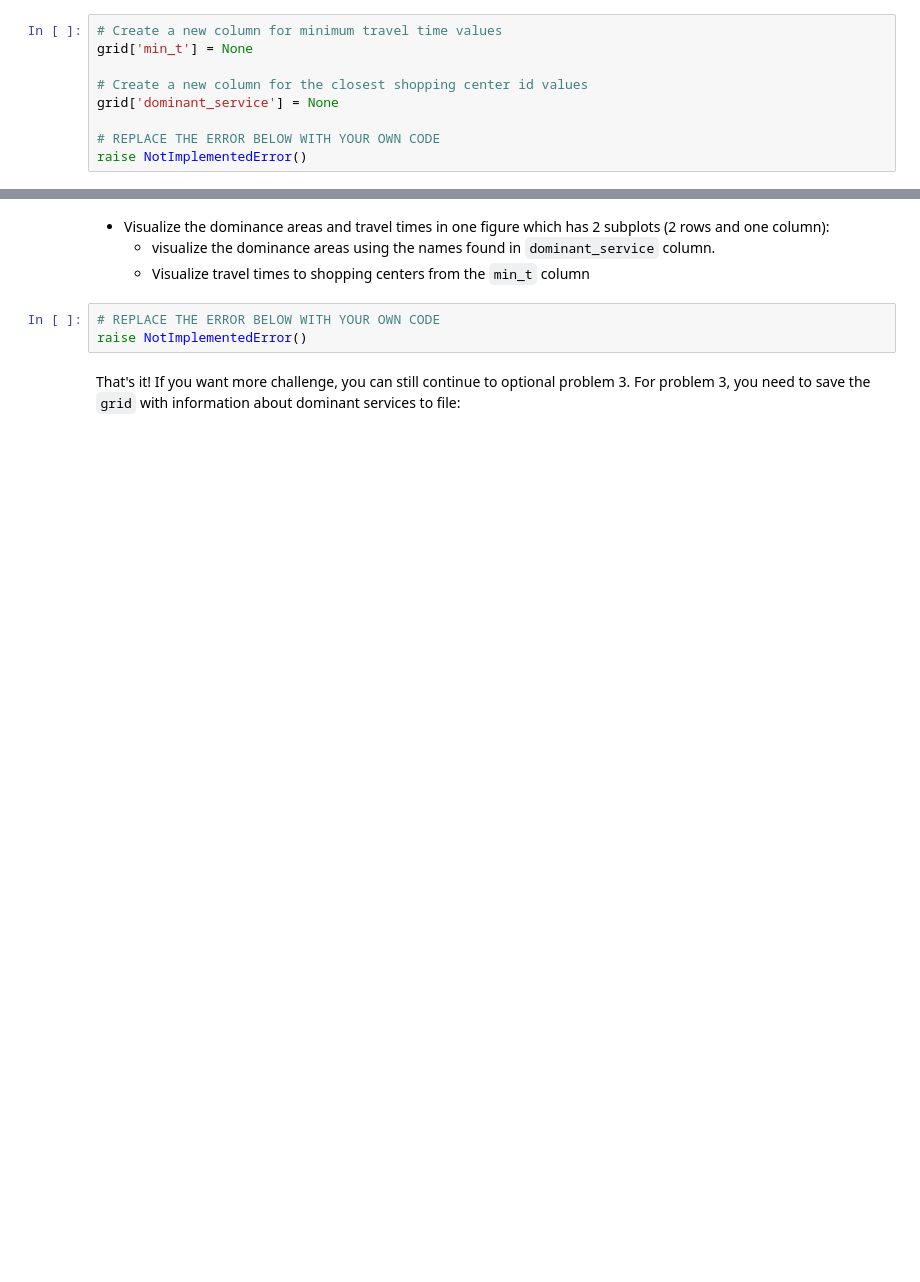
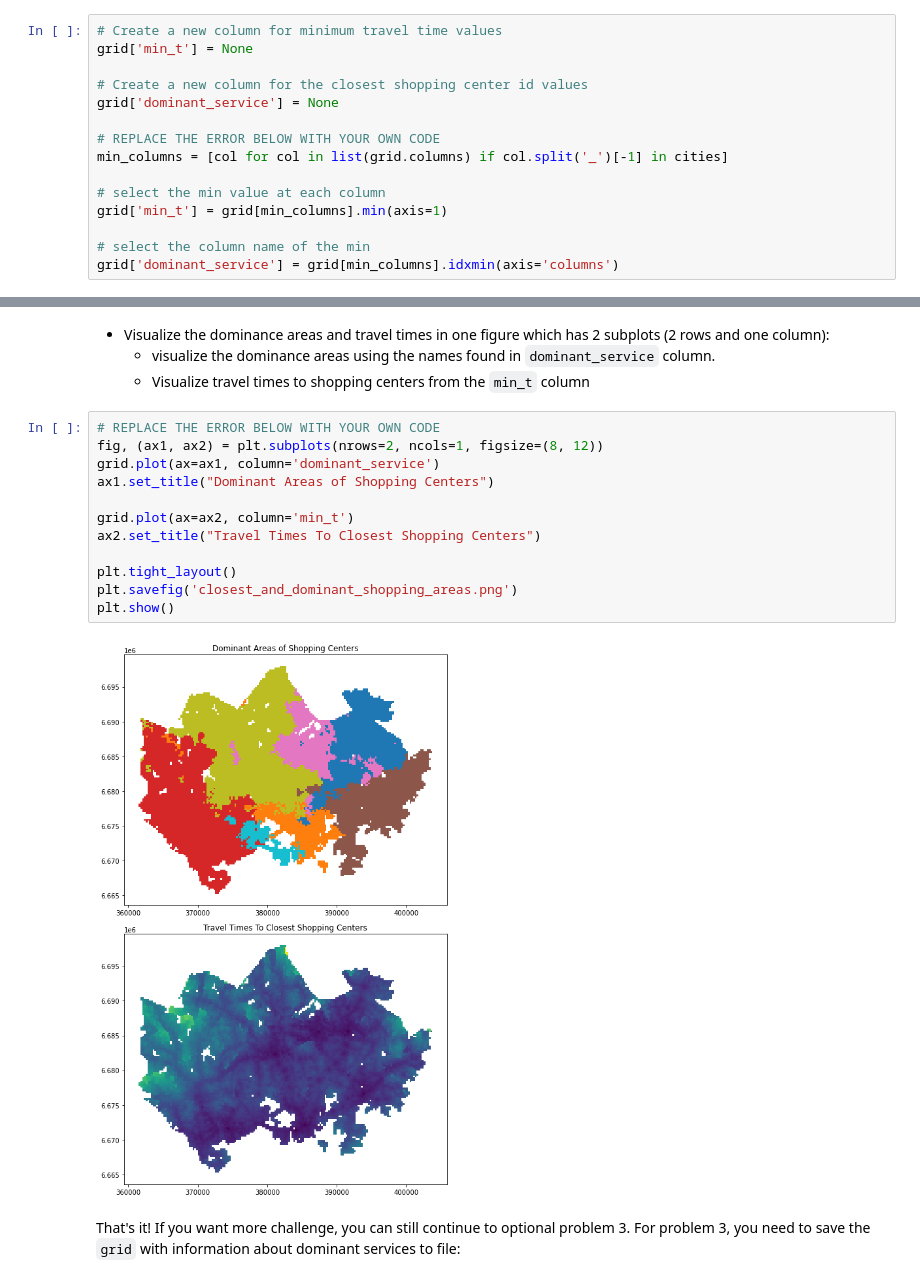
Before and after one commit to Joe-Degs/AutoGIS, a Jupyter notebook: lesson4/exercise-4/Exercise-4-problem-2.ipynb, the cells around one changed output, grey strips where cells are left out. Cells and saved outputs as stored; diff of their text form; blank space fills up the shorter version.

```diff
--- a/lesson4/exercise-4/Exercise-4-problem-2.ipynb
+++ b/lesson4/exercise-4/Exercise-4-problem-2.ipynb
@@ -193,4 +193,10 @@ grid['min_t'] = None
 grid['dominant_service'] = None
 
 # REPLACE THE ERROR BELOW WITH YOUR OWN CODE
-raise NotImplementedError()
+min_columns = [col for col in list(grid.columns) if col.split('_')[-1] in cities]
+
+# select the min value at each column
+grid['min_t'] = grid[min_columns].min(axis=1)
+
+# select the column name of the min
+grid['dominant_service'] = grid[min_columns].idxmin(axis='columns')
@@ -204,9 +233,20 @@ print(grid[['YKR_ID', 'min_t', 'dominant_service']].tail())
 - Visualize the dominance areas and travel times in one figure which has 2 subplots (2 rows and one column):
      - visualize the dominance areas using the names found in `dominant_service` column.
      - Visualize travel times to shopping centers from the `min_t` column
-# %%
-# REPLACE THE ERROR BELOW WITH YOUR OWN CODE
-raise NotImplementedError()
+# %%
+# REPLACE THE ERROR BELOW WITH YOUR OWN CODE
+fig, (ax1, ax2) = plt.subplots(nrows=2, ncols=1, figsize=(8, 12))
+grid.plot(ax=ax1, column='dominant_service')
+ax1.set_title("Dominant Areas of Shopping Centers")
+
+grid.plot(ax=ax2, column='min_t')
+ax2.set_title("Travel Times To Closest Shopping Centers")
+
+plt.tight_layout()
+plt.savefig('closest_and_dominant_shopping_areas.png')
+plt.show()
+# %% [output]
+[figure, added]
 # %% [markdown]
 That's it! If you want more challenge, you can still continue to optional problem 3. For problem 3, you need to save the `grid` with information about dominant services to file:
 # %%
```
Also changed, not shown: parts of 4 cells of this notebook, 6 other files.
